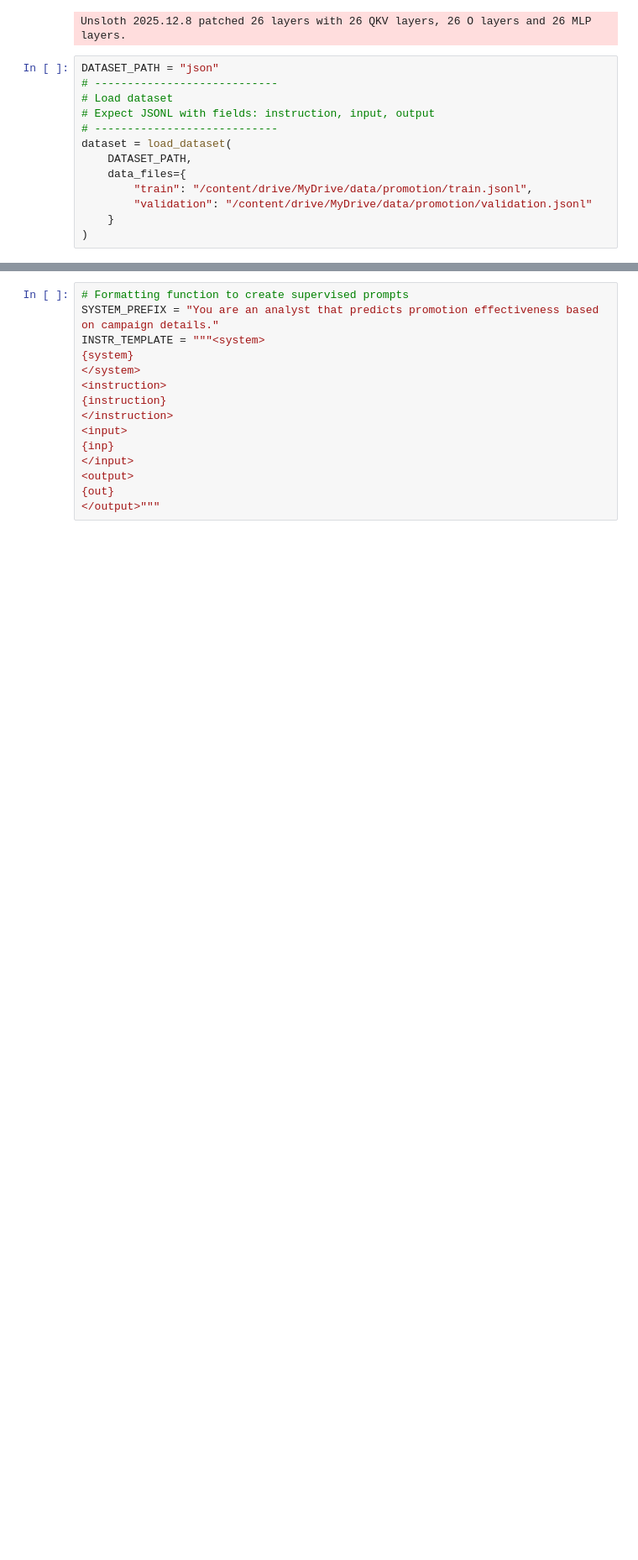
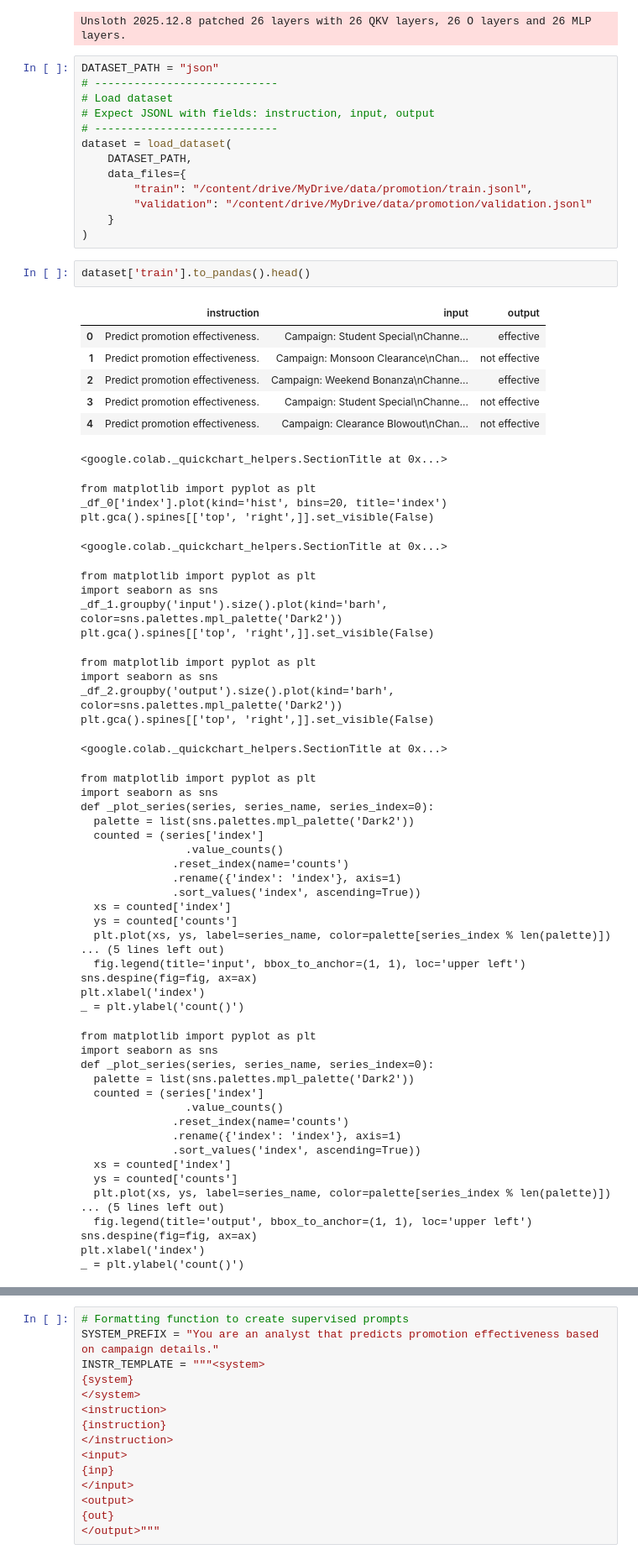
Before and after one commit to DataSavvyYT/experiments, a Jupyter notebook: 1_llm_finetune/1_finetuned_gemma_unsloth_w_o.ipynb, the cells around one changed output, grey strips where cells are left out. Shown: that part at 84% size. Cells and saved outputs as stored; diff of their text form; blank space fills up the shorter version.

```diff
--- a/1_llm_finetune/1_finetuned_gemma_unsloth_w_o.ipynb
+++ b/1_llm_finetune/1_finetuned_gemma_unsloth_w_o.ipynb
@@ -72,3 +70,60 @@ dataset = load_dataset(
         "validation": "/content/drive/MyDrive/data/promotion/validation.jsonl"
     }
 )
+# %%
+dataset['train'].to_pandas().head()
+# %% [output]
+|  | instruction | input | output |
+| 0 | Predict promotion effectiveness. | Campaign: Student Special\nChanne... | effective |
+| 1 | Predict promotion effectiveness. | Campaign: Monsoon Clearance\nChan... | not effective |
+| 2 | Predict promotion effectiveness. | Campaign: Weekend Bonanza\nChanne... | effective |
+| 3 | Predict promotion effectiveness. | Campaign: Student Special\nChanne... | not effective |
+| 4 | Predict promotion effectiveness. | Campaign: Clearance Blowout\nChan... | not effective |
+<google.colab._quickchart_helpers.SectionTitle at 0x...>
+from matplotlib import pyplot as plt
+_df_0['index'].plot(kind='hist', bins=20, title='index')
+plt.gca().spines[['top', 'right',]].set_visible(False)
+<google.colab._quickchart_helpers.SectionTitle at 0x...>
+from matplotlib import pyplot as plt
+import seaborn as sns
+_df_1.groupby('input').size().plot(kind='barh', color=sns.palettes.mpl_palette('Dark2'))
+plt.gca().spines[['top', 'right',]].set_visible(False)
+from matplotlib import pyplot as plt
+import seaborn as sns
+_df_2.groupby('output').size().plot(kind='barh', color=sns.palettes.mpl_palette('Dark2'))
+plt.gca().spines[['top', 'right',]].set_visible(False)
+<google.colab._quickchart_helpers.SectionTitle at 0x...>
+from matplotlib import pyplot as plt
+import seaborn as sns
+def _plot_series(series, series_name, series_index=0):
+  palette = list(sns.palettes.mpl_palette('Dark2'))
+  counted = (series['index']
+                .value_counts()
+              .reset_index(name='counts')
+              .rename({'index': 'index'}, axis=1)
+              .sort_values('index', ascending=True))
+  xs = counted['index']
+  ys = counted['counts']
+  plt.plot(xs, ys, label=series_name, color=palette[series_index % len(palette)])
+... (5 lines left out)
+  fig.legend(title='input', bbox_to_anchor=(1, 1), loc='upper left')
+sns.despine(fig=fig, ax=ax)
+plt.xlabel('index')
+_ = plt.ylabel('count()')
+from matplotlib import pyplot as plt
+import seaborn as sns
+def _plot_series(series, series_name, series_index=0):
+  palette = list(sns.palettes.mpl_palette('Dark2'))
+  counted = (series['index']
+                .value_counts()
+              .reset_index(name='counts')
+              .rename({'index': 'index'}, axis=1)
+              .sort_values('index', ascending=True))
+  xs = counted['index']
+  ys = counted['counts']
+  plt.plot(xs, ys, label=series_name, color=palette[series_index % len(palette)])
+... (5 lines left out)
+  fig.legend(title='output', bbox_to_anchor=(1, 1), loc='upper left')
+sns.despine(fig=fig, ax=ax)
+plt.xlabel('index')
+_ = plt.ylabel('count()')
```
Also changed, not shown: parts of 6 cells of this notebook.
